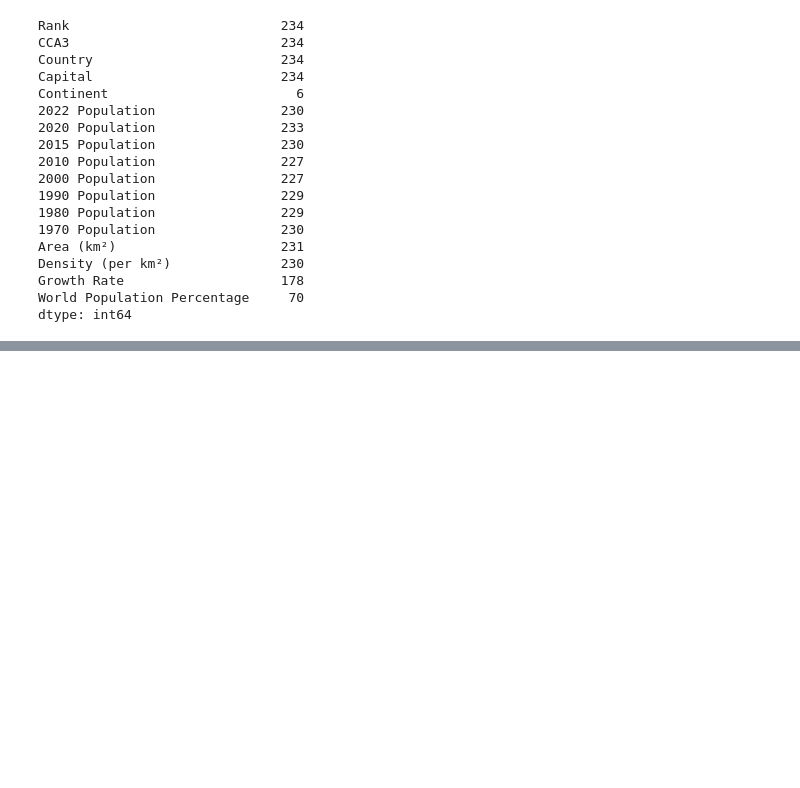
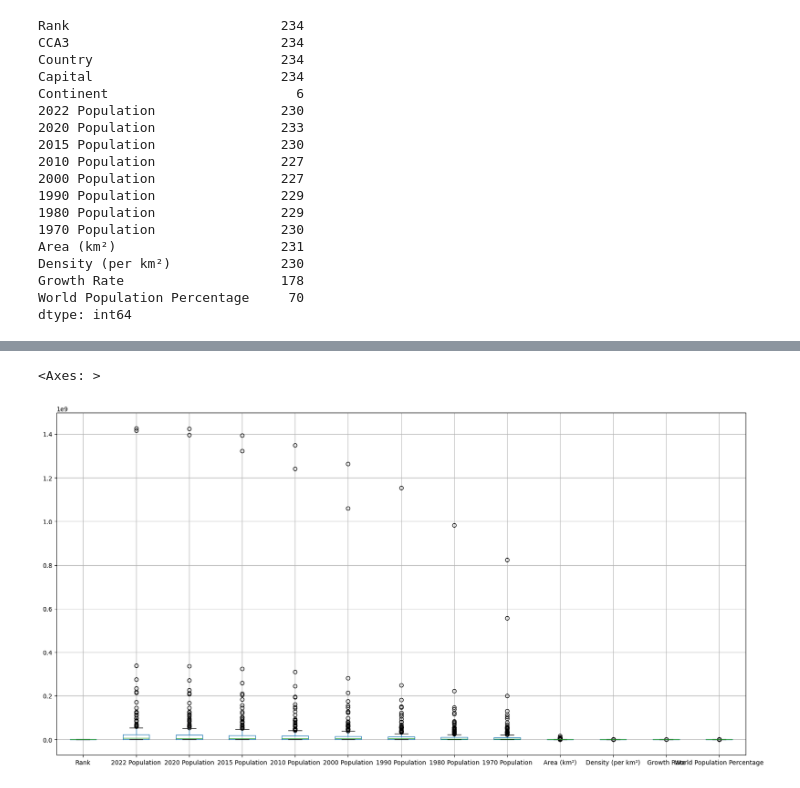
Before and after one commit to sayyedmujtaba/Data-Analysis-Bootcamp, a Jupyter notebook: Pandas/exploratory data analysis.ipynb, the cells around one changed output, grey strips where cells are left out. Drawn from its saved outputs; the diff is of its cells as text; code cells hidden in the pictures; blank space fills up the shorter version.

```diff
--- a/Pandas/exploratory data analysis.ipynb
+++ b/Pandas/exploratory data analysis.ipynb
@@ -168,0 +248,6 @@ plt.show()
+# %%
+df.boxplot(figsize=(20,10))
+# to get boxplot of all numerical columns
+# %% [output]
+<Axes: >
+[figure, added]
```
Also changed, not shown: parts of 9 cells of this notebook.
